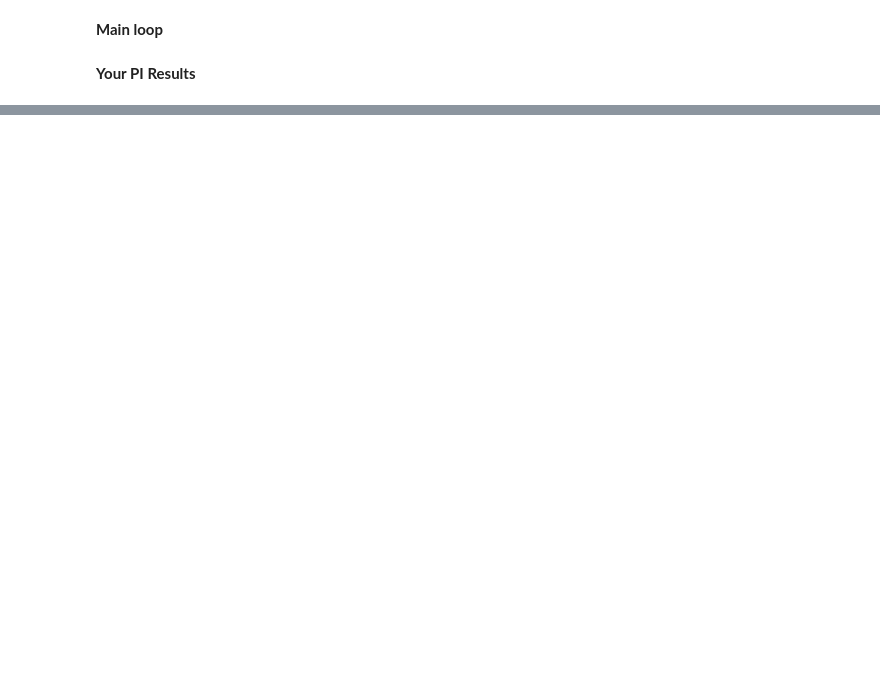
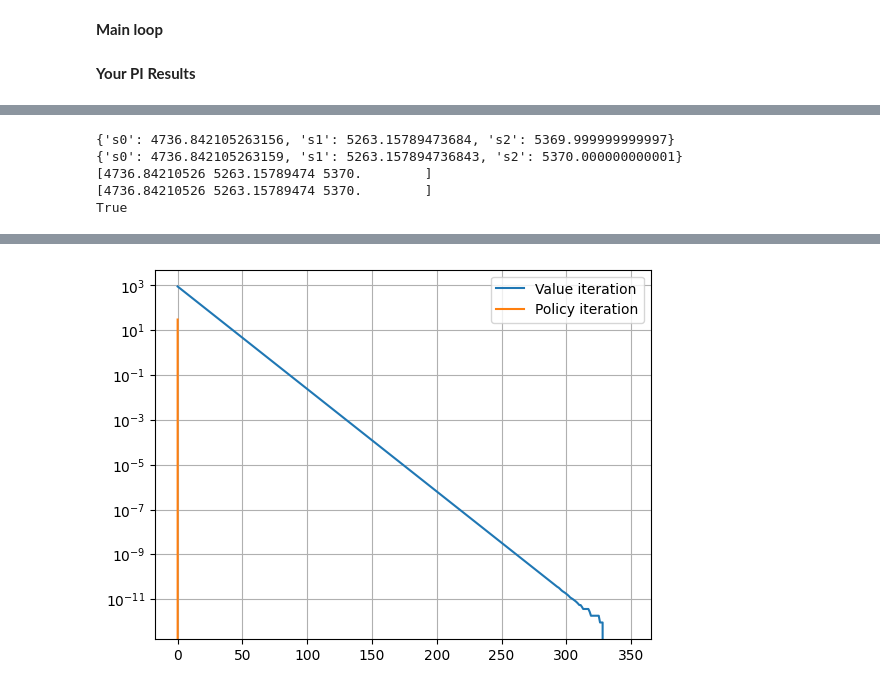
Before and after one commit to PsAndr/Practical_RL, a Jupyter notebook: week02_value_based/seminar_vi.ipynb, the cells around one changed output, grey strips where cells are left out. Saved outputs shown, nothing was run; the diff lists cells and outputs as text; code cells hidden in the pictures; blank space fills up the shorter version.

```diff
--- a/week02_value_based/seminar_vi.ipynb
+++ b/week02_value_based/seminar_vi.ipynb
@@ -809,0 +1064,75 @@ __Your PI Results__
+# %%
+transition_probs = {
+    's0': {
+        'a0': {'s1': 1.0},
+    },
+    's1': {
+        'a1': {'s2': 1.0},
+        'a0': {'s0': 1.0},
+    },
+    's2': {'a0': {'s2': 1.0}}
+}
+
+rewards = {
+    's0': {
+        'a0': {'s1': 0}
+    },
+    's1': {
+        'a0': {'s0': 1000},
+        'a1': {'s2': 400}
+    },
+    's2': {
+        'a0': {'s2': 537}
+    }
+}
+
+mdp = MDP(transition_probs, rewards, initial_state='s0')
+
+state_values_val = {s: 0 for s in mdp.get_all_states()}
+state_values_pol = {s: 0 for s in mdp.get_all_states()}
+
+prev_val = None
+prev_pol = None
+history_diff_val = []
+history_diff_pol = []
+
+policy = None
+for i in range(350):
+    state_values_val = value_iteration(mdp, state_values_val, num_iter=1, logging=False)
+    if prev_val is not None:
+        history_diff_val.append(max(abs(prev_val[s] - state_values_val[s]) for s in mdp.get_all_states()))
+    prev_val = state_values_val
+
+    state_values_pol, policy = policy_iteration(mdp, policy, num_iter=1)
+    if prev_pol is not None:
+        history_diff_pol.append(max(abs(prev_pol[s] - state_values_pol[s]) for s in mdp.get_all_states()))
+    prev_pol = state_values_pol
+
+
+print(state_values_val)
+print(state_values_pol)
+
+arr1 = np.array(list(state_values_val.values()))
+arr2 = np.array(list(state_values_pol.values()))
+
+print(arr1)
+print(arr2)
+print(np.allclose(arr1, arr2, atol=1e-3))
+
+if has_graphviz:
+    display(plot_graph_optimal_strategy_and_state_values(mdp, state_values_val, get_action_value))
+    display(plot_graph_optimal_strategy_and_state_values(mdp, state_values_pol, get_action_value))
+
+plt.plot(range(len(history_diff_val)), history_diff_val, label='Value iteration')
+plt.plot(range(len(history_diff_pol)), history_diff_pol, label='Policy iteration')
+
+plt.grid()
+plt.yscale('log')
+plt.legend()
+plt.show()
+# %% [output]
+{'s0': 4736.842105263156, 's1': 5263.15789473684, 's2': 5369.999999999997}
+{'s0': 4736.842105263159, 's1': 5263.157894736843, 's2': 5370.000000000001}
+[4736.84210526 5263.15789474 5370.        ]
+[4736.84210526 5263.15789474 5370.        ]
+True
@@ -810,3 +1141,4 @@ __Your PI Results__
+[figure, added]
 # %% [markdown]
 ## Policy iteration convergence (3 pts)
 
```
Also changed, not shown: parts of 21 cells of this notebook.
